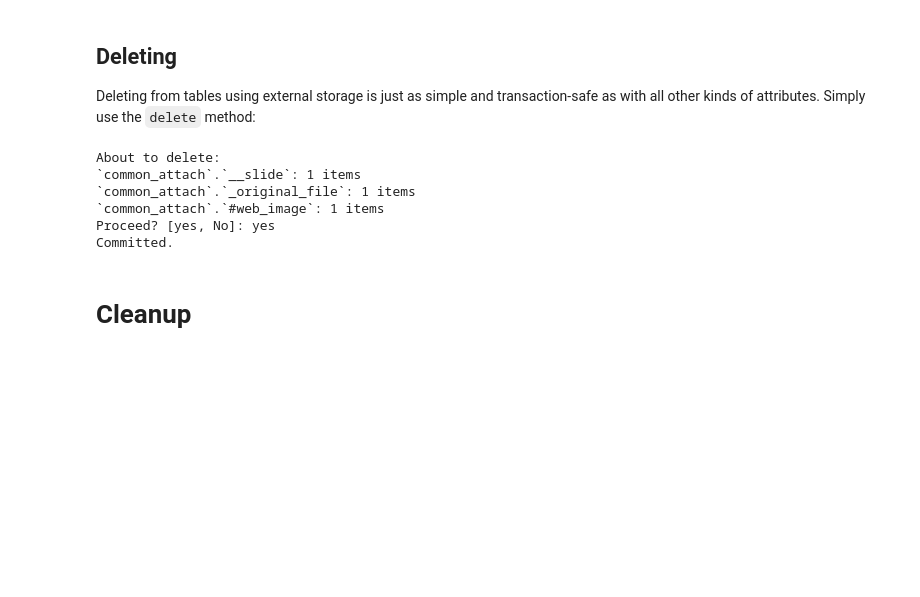
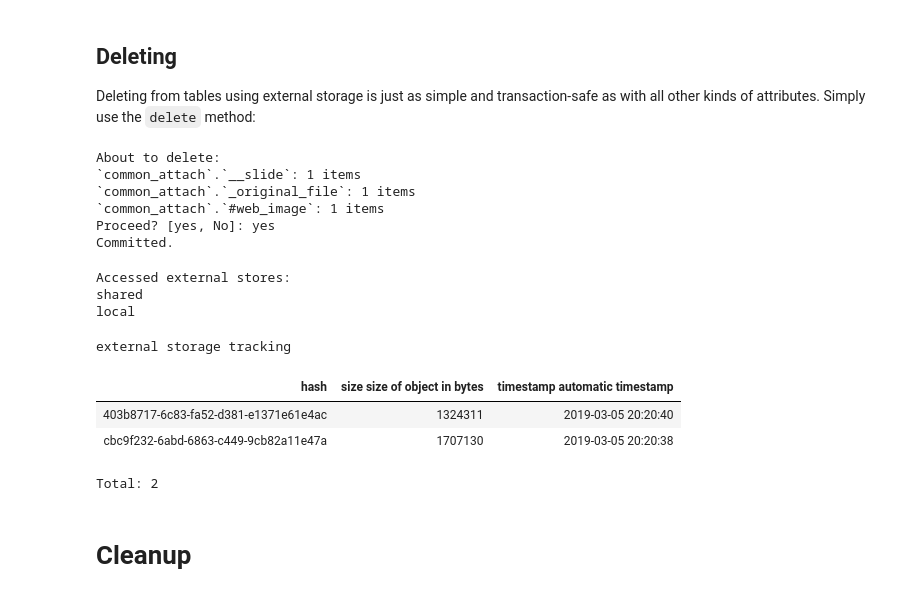
Before and after one commit to dimitri-yatsenko/Datajoint_Interface, a Jupyter notebook: demo/AttachmentDemo.ipynb, the cells around one changed output. Drawn from its saved outputs; the diff is of its cells as text; code cells hidden in the pictures; blank space fills up the shorter version.

```diff
--- a/demo/AttachmentDemo.ipynb
+++ b/demo/AttachmentDemo.ipynb
@@ -230,6 +238,20 @@ About to delete:
 `common_attach`.`#web_image`: 1 items
 Proceed? [yes, No]: yes
 Committed.
+# %%
+schema.external
+# %% [output]
+Accessed external stores:
+shared
+local
+# %%
+schema.external['local']
+# %% [output]
+external storage tracking
+| hash | size size of object in bytes | timestamp automatic timestamp |
+| 403b8717-6c83-fa52-d381-e1371e61e4ac | 1324311 | 2019-03-05 20:20:40 |
+| cbc9f232-6abd-6863-c449-9cb82a11e47a | 1707130 | 2019-03-05 20:20:38 |
+Total: 2
 # %% [markdown]
 # Cleanup
 # %% [markdown]
```
Also changed, not shown: parts of 25 cells of this notebook.
